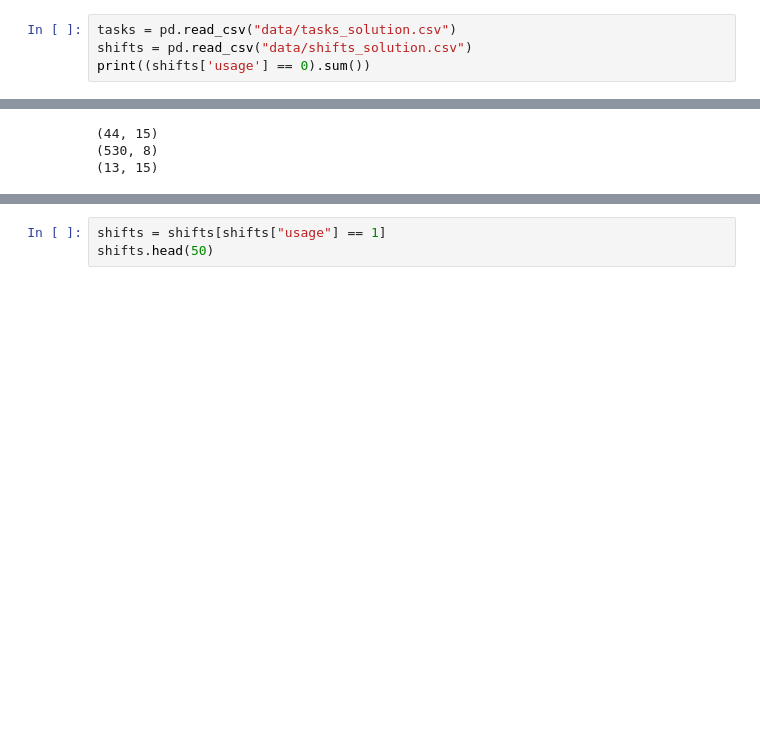
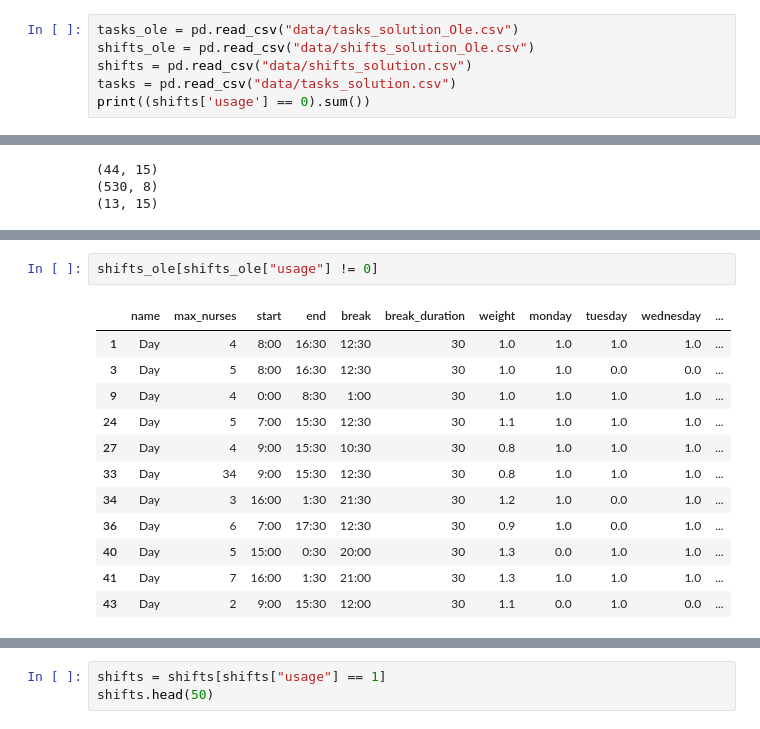
Before and after one commit to olethecoder/project_obp, a Jupyter notebook: unittest_notebook.ipynb, the cells around one changed output, grey strips where cells are left out. Drawn from its saved outputs; the diff is of its cells as text; blank space fills up the shorter version.

```diff
--- a/unittest_notebook.ipynb
+++ b/unittest_notebook.ipynb
@@ -4,8 +4,10 @@ import numpy as np
 from datetime import datetime
 import pandas as pd
 # %%
+tasks_ole = pd.read_csv("data/tasks_solution_Ole.csv")
+shifts_ole = pd.read_csv("data/shifts_solution_Ole.csv")
+shifts = pd.read_csv("data/shifts_solution.csv")
 tasks = pd.read_csv("data/tasks_solution.csv")
-shifts = pd.read_csv("data/shifts_solution.csv")
 print((shifts['usage'] == 0).sum())
 # %% [output]
 31
@@ -30,0 +33,15 @@ print(tasks.shape)
+# %%
+shifts_ole[shifts_ole["usage"] != 0]
+# %% [output]
+|  | name | max_nurses | start | end | break | break_duration | weight | monday | tuesday | wednesday | ... |
+| 1 | Day | 4 | 8:00 | 16:30 | 12:30 | 30 | 1.0 | 1.0 | 1.0 | 1.0 | ... |
+| 3 | Day | 5 | 8:00 | 16:30 | 12:30 | 30 | 1.0 | 1.0 | 0.0 | 0.0 | ... |
+| 9 | Day | 4 | 0:00 | 8:30 | 1:00 | 30 | 1.0 | 1.0 | 1.0 | 1.0 | ... |
+| 24 | Day | 5 | 7:00 | 15:30 | 12:30 | 30 | 1.1 | 1.0 | 1.0 | 1.0 | ... |
+| 27 | Day | 4 | 9:00 | 15:30 | 10:30 | 30 | 0.8 | 1.0 | 1.0 | 1.0 | ... |
+| 33 | Day | 34 | 9:00 | 15:30 | 12:30 | 30 | 0.8 | 1.0 | 1.0 | 1.0 | ... |
+| 34 | Day | 3 | 16:00 | 1:30 | 21:30 | 30 | 1.2 | 1.0 | 0.0 | 1.0 | ... |
+| 36 | Day | 6 | 7:00 | 17:30 | 12:30 | 30 | 0.9 | 1.0 | 0.0 | 1.0 | ... |
+| 40 | Day | 5 | 15:00 | 0:30 | 20:00 | 30 | 1.3 | 0.0 | 1.0 | 1.0 | ... |
+| 41 | Day | 7 | 16:00 | 1:30 | 21:00 | 30 | 1.3 | 1.0 | 1.0 | 1.0 | ... |
+| 43 | Day | 2 | 9:00 | 15:30 | 12:00 | 30 | 1.1 | 0.0 | 1.0 | 0.0 | ... |
```
Also changed, not shown: parts of 5 cells of this notebook, 1 other file.
